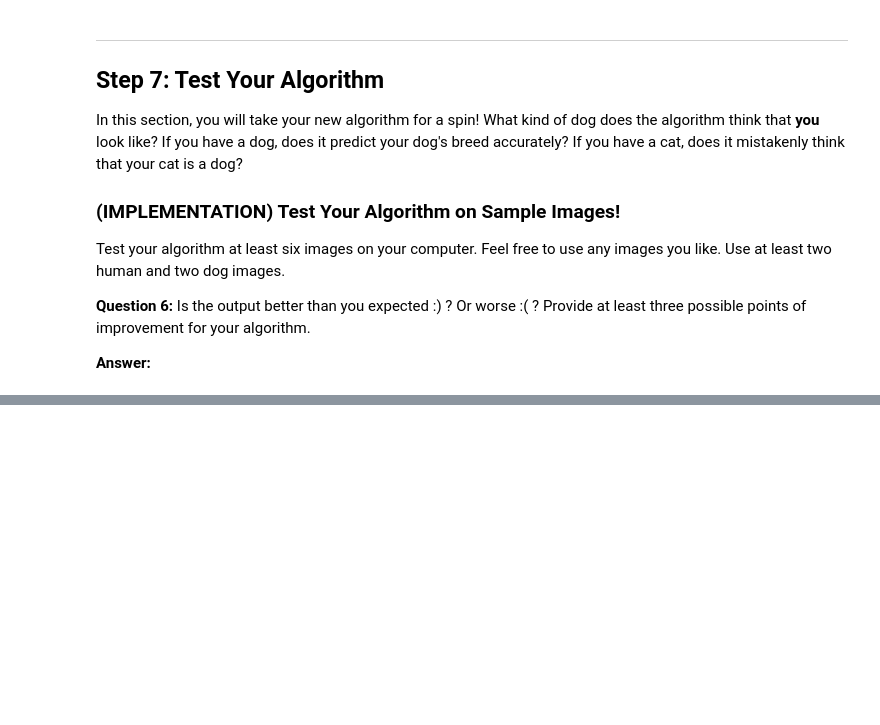
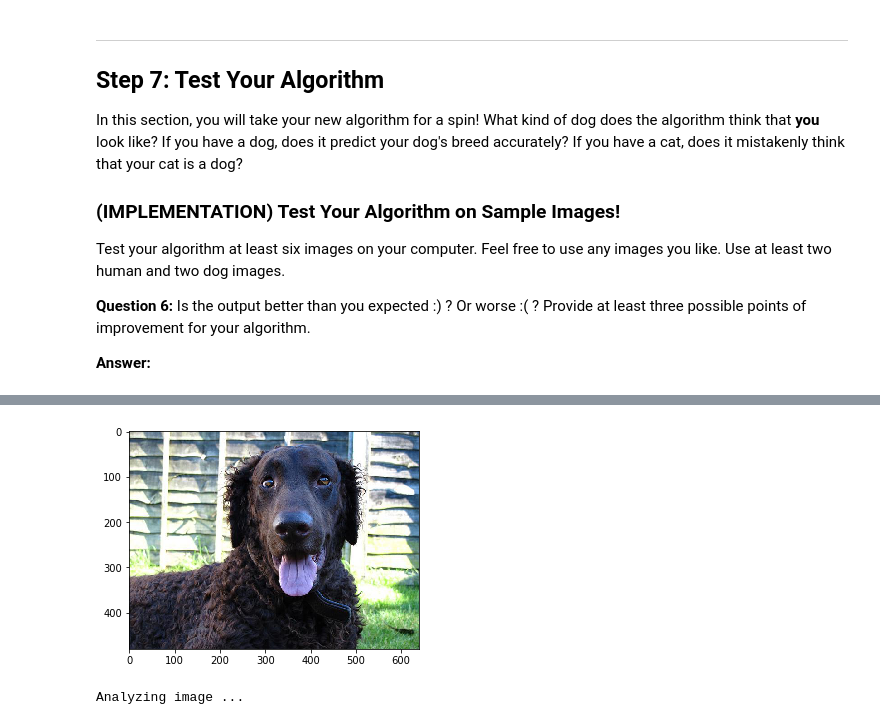
Before and after one commit to ludennis/udacityDLND, a Jupyter notebook: projs/proj-2/dog-project/dog_app.ipynb, the cells around one changed output, grey strips where cells are left out. Cells and saved outputs as stored; diff of their text form; code cells hidden in the pictures; blank space fills up the shorter version.

```diff
--- a/projs/proj-2/dog-project/dog_app.ipynb
+++ b/projs/proj-2/dog-project/dog_app.ipynb
@@ -956,0 +998,5 @@ __Answer:__
+# %%
+dog_breed_pred = dog_breed_detector('./images/Curly-coated_retriever_03896.jpg')
+# %% [output]
+[figure, added]
+Analyzing image ...
```
Also changed, not shown: parts of 39 cells of this notebook.
